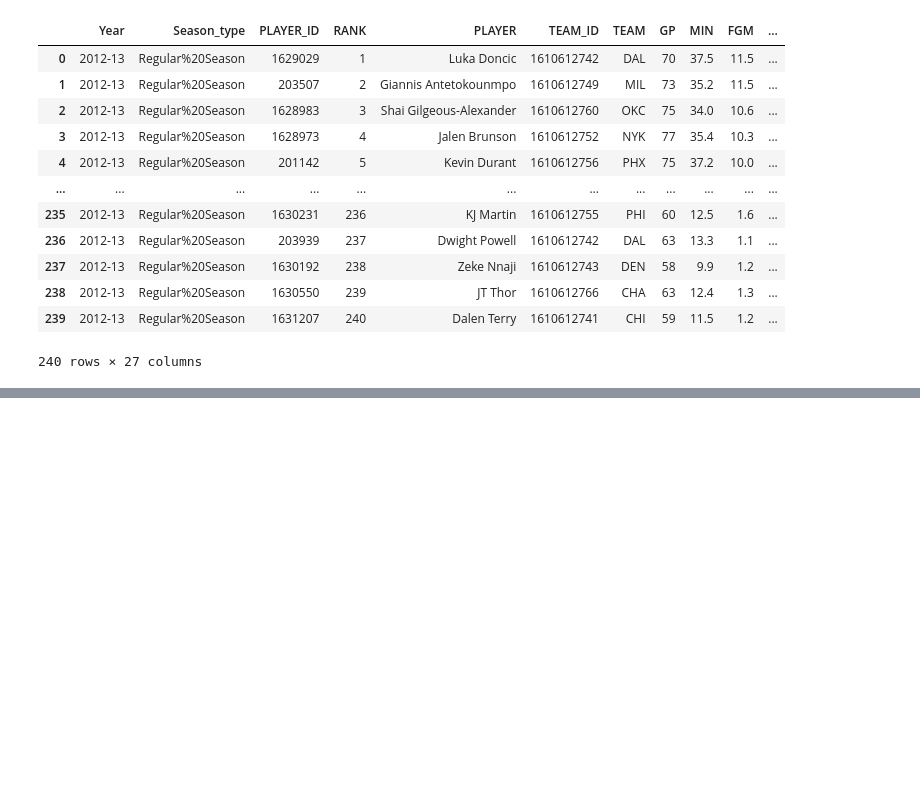
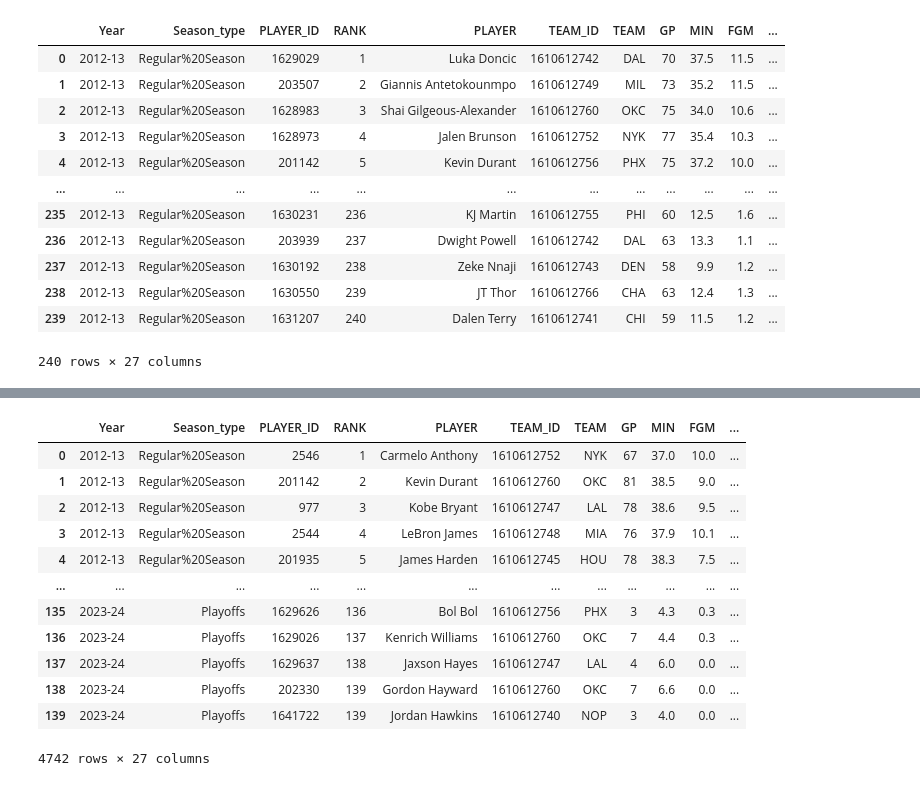
Before and after one commit to Shaddy-joker/NBA_Data_WebScraping, a Jupyter notebook: NBA_Data_WebScrapping.ipynb, the cells around one changed output, grey strips where cells are left out. Cells and saved outputs as stored; diff of their text form; code cells hidden in the pictures; blank space fills up the shorter version.

```diff
--- a/NBA_Data_WebScrapping.ipynb
+++ b/NBA_Data_WebScrapping.ipynb
@@ -52,0 +65,2 @@ temp_df3
+# %%
+df_cols = ['Year', 'Season_type'] + table_Header # assiging the columns that we need to add in the for loop
@@ -52,0 +92,23 @@ temp_df3
+# %%
+final_df = pd.DataFrame(columns=df_cols) # creating an empty dataframe with the columns that we need
+season_types = ['Regular%20Season', 'Playoffs'] # defining the different type of season we need to scrape
+years = ['2012-13', '2013-14', '2014-15', '2015-16', '2016-17', '2017-18', '2018-19', '2019-20', '2020-21', '2021-22', '2022-23', '2023-24'] # defining the list of years we need to scrape
+
+start_loop_time = time.time()  # time when we first run this loop
+
+for y in years: # first loop to loop through the years
+  for s in season_types: # second loop to loop through the seasons
+    api_url = 'https://stats.nba.com/stats/leagueLeaders?LeagueID=00&PerMode=PerGame&Scope=S&Season='+y+'&SeasonType='+s+'&StatCategory=PTS' # modify the url and change the date and season type to the loop variables
+    r = requests.get(url=api_url, headers=header).json() # converting the request to a json format
+    tmp_df1 = pd.DataFrame(r['resultSet']['rowSet'], columns=table_Header)
+    tmp_df2 = pd.DataFrame({'Year':[y for i in range(len(tmp_df1))],
+                            'Season_type':[s for i in range(len(tmp_df1))]})
+    tmp_df3 = pd.concat([tmp_df2, tmp_df1], axis=1)
+    df = pd.concat([final_df,tmp_df3], axis=0)
+    print(f'Finished scraping data for the {y} {s}.') # printing the status of the loop
+    lag = np.random.uniform(low=5,high=40) # defining the lag time between requests
+    print(f'Waiting {round(lag,1)} seconds') # pring the lag time introduced between each year and session
+    time.sleep(lag) # introducing the lag time
+
+print(f'Process completed! Total run time: {round((time.time()-start_loop_time)/60,2)}') # printing the total run time of the loop
+final_df.to_excel('nba_player_data.xlsx', index=False) # exporting the final dataframe to an excel file
@@ -52,0 +133,16 @@ temp_df3
+# %%
+final_df
+# %% [output]
+|  | Year | Season_type | PLAYER_ID | RANK | PLAYER | TEAM_ID | TEAM | GP | MIN | FGM | ... |
+| 0 | 2012-13 | Regular%20Season | 2546 | 1 | Carmelo Anthony | 1610612752 | NYK | 67 | 37.0 | 10.0 | ... |
+| 1 | 2012-13 | Regular%20Season | 201142 | 2 | Kevin Durant | 1610612760 | OKC | 81 | 38.5 | 9.0 | ... |
+| 2 | 2012-13 | Regular%20Season | 977 | 3 | Kobe Bryant | 1610612747 | LAL | 78 | 38.6 | 9.5 | ... |
+| 3 | 2012-13 | Regular%20Season | 2544 | 4 | LeBron James | 1610612748 | MIA | 76 | 37.9 | 10.1 | ... |
+| 4 | 2012-13 | Regular%20Season | 201935 | 5 | James Harden | 1610612745 | HOU | 78 | 38.3 | 7.5 | ... |
+| ... | ... | ... | ... | ... | ... | ... | ... | ... | ... | ... | ... |
+| 135 | 2023-24 | Playoffs | 1629626 | 136 | Bol Bol | 1610612756 | PHX | 3 | 4.3 | 0.3 | ... |
+| 136 | 2023-24 | Playoffs | 1629026 | 137 | Kenrich Williams | 1610612760 | OKC | 7 | 4.4 | 0.3 | ... |
+| 137 | 2023-24 | Playoffs | 1629637 | 138 | Jaxson Hayes | 1610612747 | LAL | 4 | 6.0 | 0.0 | ... |
+| 138 | 2023-24 | Playoffs | 202330 | 139 | Gordon Hayward | 1610612760 | OKC | 7 | 6.6 | 0.0 | ... |
+| 139 | 2023-24 | Playoffs | 1641722 | 139 | Jordan Hawkins | 1610612740 | NOP | 3 | 4.0 | 0.0 | ... |
+4742 rows × 27 columns
```
Also changed, not shown: parts of 16 cells of this notebook.
